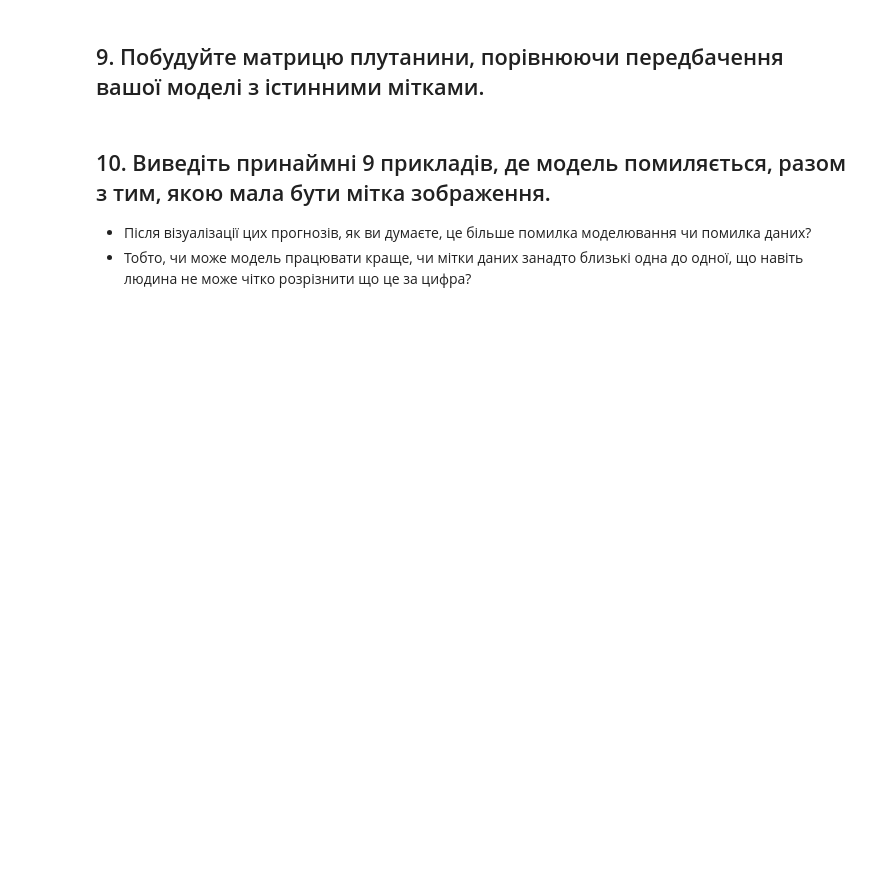
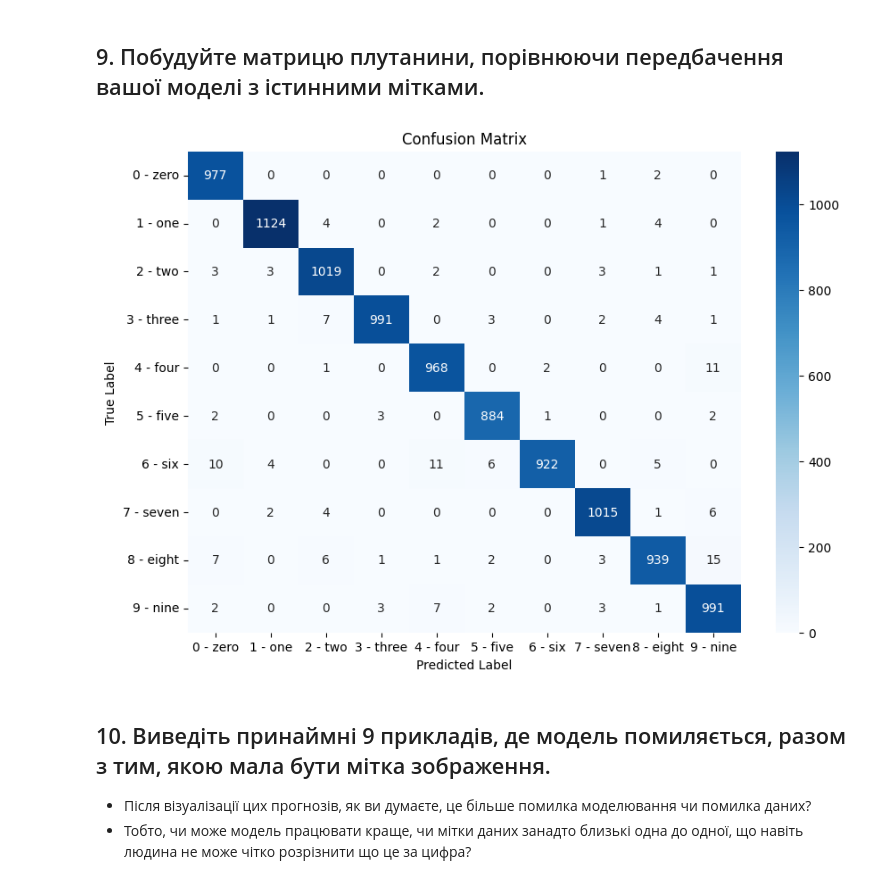
Before and after one commit to Reserford1991/data-loves-academy-machine-learning-for-people, a Jupyter notebook: Module-7-Computer-vision/HW_Computer_Vision_with_PyTorch_Excercises.ipynb, the cells around one changed output. Saved outputs shown, nothing was run; the diff lists cells and outputs as text; code cells hidden in the pictures; blank space fills up the shorter version.

```diff
--- a/Module-7-Computer-vision/HW_Computer_Vision_with_PyTorch_Excercises.ipynb
+++ b/Module-7-Computer-vision/HW_Computer_Vision_with_PyTorch_Excercises.ipynb
@@ -180,5 +379,34 @@ class MNISTModelV2(nn.Module):
 # %% [markdown]
 ## 9. Побудуйте матрицю плутанини, порівнюючи передбачення вашої моделі з істинними мітками.
+# %%
+## Loop through test loader and collect the true labels and model predictions
+all_preds = []
+all_labels = []
+
+model.eval()
+with torch.inference_mode():
+    for X, y in test_dataloader:
+        preds = model(X)
+        preds = preds.argmax(dim=1)
+        all_preds.extend(preds.cpu().numpy())
+        all_labels.extend(y.cpu().numpy())
+
+# Build Confusion matrix
+from sklearn.metrics import confusion_matrix
+import seaborn as sns
+import matplotlib.pyplot as plt
+
+cm = confusion_matrix(all_labels, all_preds)
+
+plt.figure(figsize=(10,7))  # Optional: make the plot larger
+sns.heatmap(cm, annot=True, fmt="d", cmap="Blues",
+            xticklabels=classes, yticklabels=classes)
+plt.xlabel("Predicted Label")
+plt.ylabel("True Label")
+plt.title("Confusion Matrix")
+plt.show()
+# %% [output]
+[figure, added]
 # %% [markdown]
 ## 10. Виведіть принаймні 9 прикладів, де модель помиляється, разом з тим, якою мала бути мітка зображення.
 * Після візуалізації цих прогнозів, як ви думаєте, це більше помилка моделювання чи помилка даних?
```
Also changed, not shown: parts of 9 cells of this notebook.
